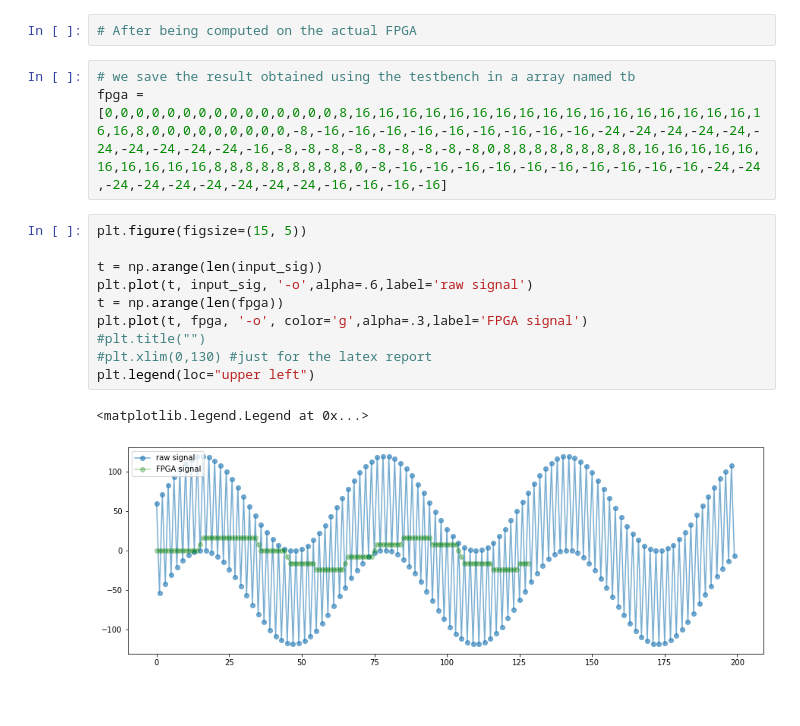
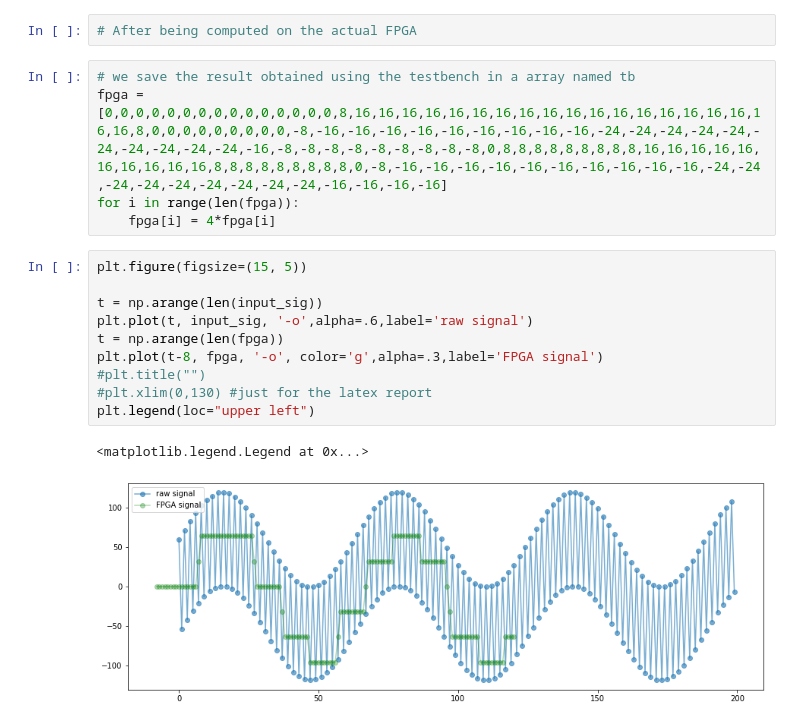
Before and after one commit to SaverioMonaco/4-Taps-FIR-Filter, a Jupyter notebook: src/analysis.ipynb, the cells around one changed output. Saved outputs shown, nothing was run; the diff lists cells and outputs as text.

```diff
--- a/src/analysis.ipynb
+++ b/src/analysis.ipynb
@@ -31,16 +31,18 @@ plt.legend(loc="upper left")
 # %%
 # we save the result obtained using the testbench in a array named tb
 fpga = [0,0,0,0,0,0,0,0,0,0,0,0,0,0,0,8,16,16,16,16,16,16,16,16,16,16,16,16,16,16,16,16,16,16,16,8,0,0,0,0,0,0,0,0,0,-8,-16,-16,-16,-16,-16,-16,-16,-16,-16,-24,-24,-24,-24,-24,-24,-24,-24,-24,-24,-16,-8,-8,-8,-8,-8,-8,-8,-8,-8,0,8,8,8,8,8,8,8,8,8,16,16,16,16,16,16,16,16,16,16,8,8,8,8,8,8,8,8,8,0,-8,-16,-16,-16,-16,-16,-16,-16,-16,-16,-16,-24,-24,-24,-24,-24,-24,-24,-24,-24,-16,-16,-16,-16]
+for i in range(len(fpga)):
+    fpga[i] = 4*fpga[i]
 # %%
 plt.figure(figsize=(15, 5))
 
 t = np.arange(len(input_sig))
 plt.plot(t, input_sig, '-o',alpha=.6,label='raw signal')
 t = np.arange(len(fpga))
-plt.plot(t, fpga, '-o', color='g',alpha=.3,label='FPGA signal')
+plt.plot(t-8, fpga, '-o', color='g',alpha=.3,label='FPGA signal')
 #plt.title("")
 #plt.xlim(0,130) #just for the latex report
 plt.legend(loc="upper left")
 # %% [output]
 <matplotlib.legend.Legend at 0x...>
-[figure, old version]
+[figure, new version]
```
Also changed, not shown: 3 other files.
